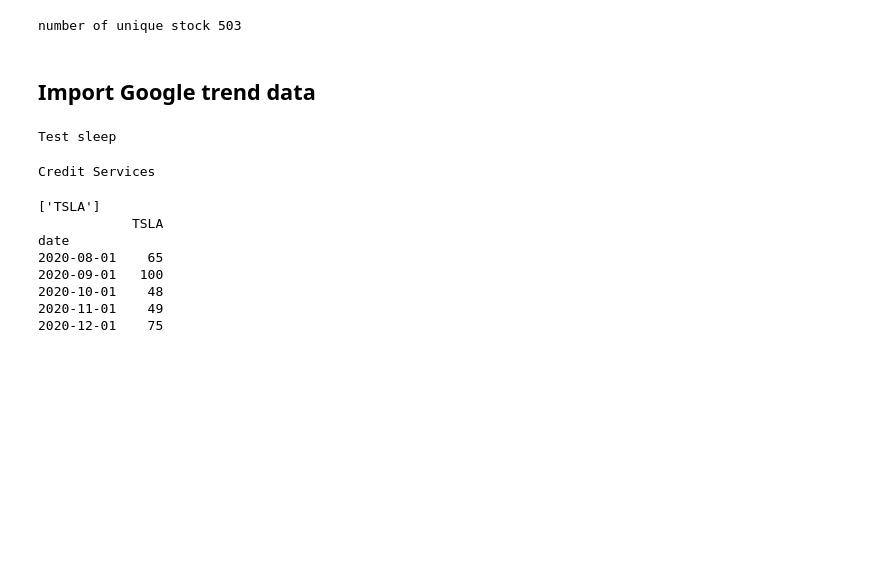
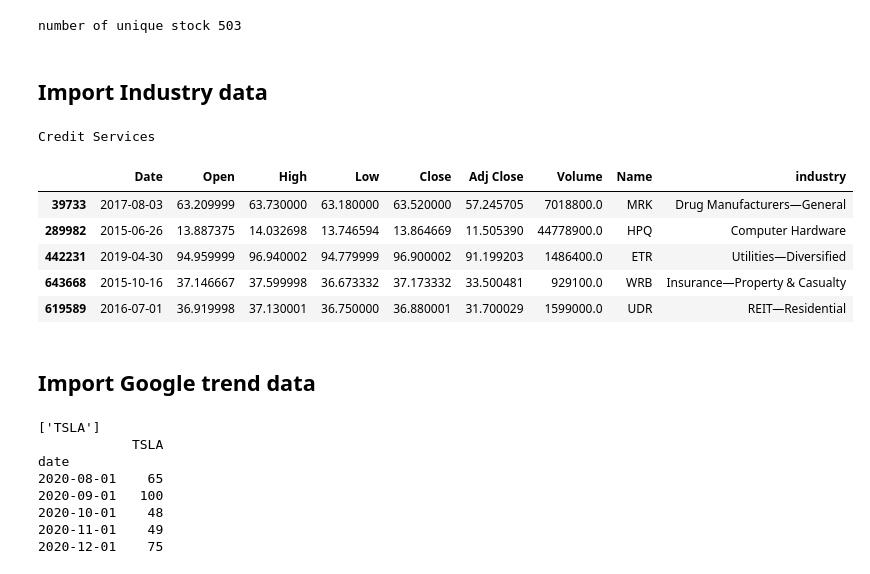
Before and after one commit to ken-365/trend_forecast, a Jupyter notebook: 03notebook/get_stock_price.ipynb, the cells around one changed output. Drawn from its saved outputs; the diff is of its cells as text; code cells hidden in the pictures; blank space fills up the shorter version.

```diff
--- a/03notebook/get_stock_price.ipynb
+++ b/03notebook/get_stock_price.ipynb
@@ -12,5 +13,7 @@ from yahoofinancials import YahooFinancials
 # %%
+# init
+datapath = "../04data/01stockprice"
 # create list of S&P500 symbols
-symbol = pd.read_csv("../04data/01stockprice/sp500symbol.csv")
+symbol = pd.read_csv(os.path.join(datapath,"sp500symbol.csv"))
 symbol_list = symbol['Symbol'].tolist()
 # %% [markdown]
@@ -79,3 +65,25 @@ stock_final[stock_final['Name'] == 'AAP']
 print("number of unique stock",len(stock_final['Name'].value_counts()))
 # %% [output]
 number of unique stock 503
+# %% [markdown]
+## Import Industry data
+# %%
+stock_final = pd.read_csv("../04data/01stockprice/histprice.csv")
+# %%
+test = yf.Ticker("MA")
+print(test.info['industry'])
+# %% [output]
+Credit Services
+# %%
+# init dict
+industry_map = {}
+count = 0
+
+for symbol in symbol_list:
+    try:
+        industry_map[symbol] = yf.Ticker(symbol).info['industry']
+    except Exception:
+        None
+    count += 1
+    if count % 40 == 0:
+      sleep(5)
@@ -82,17 +95,16 @@ number of unique stock 503
+# %%
+stock_final['industry'] = stock_final['Name'].map(industry_map)
+stock_final.to_csv("../04data/01stockprice/histprice2.csv")
+stock_final.sample(5)
+# %% [output]
+|  | Date | Open | High | Low | Close | Adj Close | Volume | Name | industry |
+| 39733 | 2017-08-03 | 63.209999 | 63.730000 | 63.180000 | 63.520000 | 57.245705 | 7018800.0 | MRK | Drug Manufacturers—General |
+| 289982 | 2015-06-26 | 13.887375 | 14.032698 | 13.746594 | 13.864669 | 11.505390 | 44778900.0 | HPQ | Computer Hardware |
+| 442231 | 2019-04-30 | 94.959999 | 96.940002 | 94.779999 | 96.900002 | 91.199203 | 1486400.0 | ETR | Utilities—Diversified |
+| 643668 | 2015-10-16 | 37.146667 | 37.599998 | 36.673332 | 37.173332 | 33.500481 | 929100.0 | WRB | Insurance—Property & Casualty |
+| 619589 | 2016-07-01 | 36.919998 | 37.130001 | 36.750000 | 36.880001 | 31.700029 | 1599000.0 | UDR | REIT—Residential |
 # %% [markdown]
 ## Import Google trend data
-# %%
-from time import sleep
-
-sleep(4)
-print('Test sleep')
-# %% [output]
-Test sleep
-# %%
-test = yf.Ticker("MA")
-print(test.info['industry'])
-# %% [output]
-Credit Services
 # %%
 # Import TrendReq and Setting
 from pytrends.request import TrendReq
```
Also changed, not shown: parts of 26 cells of this notebook, 2 other files.
